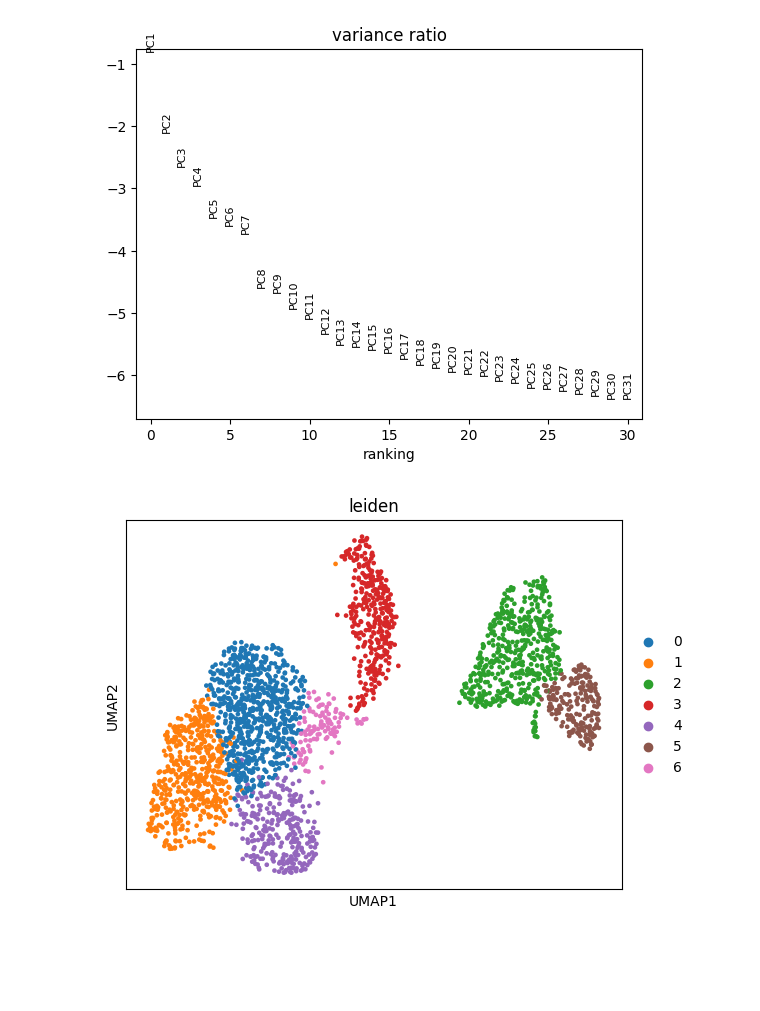
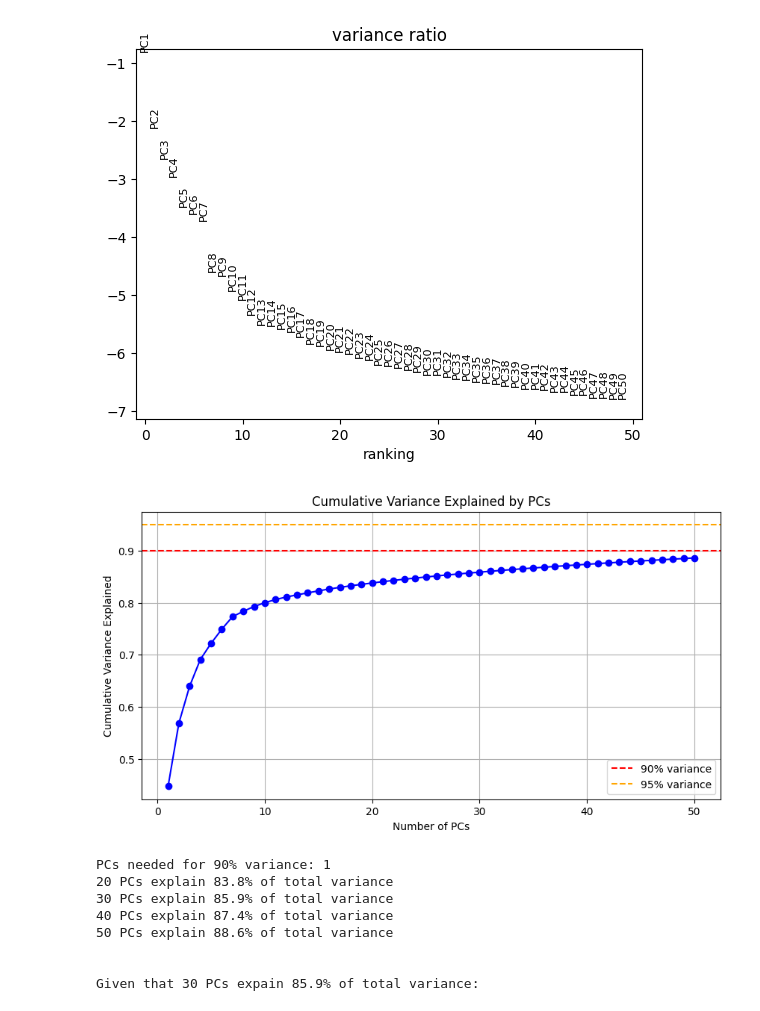
Before and after one commit to AdiWiesel/PBMC3k_scRNAseq_pipeline, a Jupyter notebook: BasicPipeline.ipynb, the cells around one changed output. Saved outputs shown, nothing was run; the diff lists cells and outputs as text; code cells hidden in the pictures; blank space fills up the shorter version.

```diff
--- a/BasicPipeline.ipynb
+++ b/BasicPipeline.ipynb
@@ -4,13 +4,16 @@ import scanpy as sc
 import numpy as np
 import matplotlib.pyplot as plt
 from IPython.display import Markdown, display
+import math
 
 # Load the 10x PBMC 3k dataset
 adata = sc.datasets.pbmc3k()
 
-# Filter out cells with less than 300 genes or genes in less than 10 cells
+# Filter out cells with less than 300 genes
 sc.pp.filter_cells(adata, min_genes=300)
-sc.pp.filter_genes(adata, min_cells=10)
+gene_filter = max(10,math.floor(0.001*adata.n_obs))
+# Filter out genes scaled with the number of cells, min 10
+sc.pp.filter_genes(adata, min_cells=gene_filter)
 
 # Add mitochondrial gene fraction (for each cells) as a new column in adata.obs
 adata.obs['percent_mito'] = (
@@ -29,10 +32,10 @@ print(adata.obs[["total_counts", "n_genes_by_counts"]].head()) # pre-normalizati
 adata.layers["counts"] = adata.X.copy() # preserve raw counts
 adata.layers["counts_norm"] = adata.layers["counts"].copy()
 sc.pp.normalize_total(adata, target_sum=1e4, layer="counts_norm", inplace=True)
-print(adata.layers["counts"])
 
 # 3. Log-transform (variance stabilizer)
 sc.pp.log1p(adata, layer="counts_norm")
+
 adata.layers["logcounts"] = adata.layers["counts_norm"].copy()
 
 # 4. Compare distributions (before and after normal+log transformation)
@@ -79,17 +82,45 @@ hvg_sorted.head(10) # 10 highest variable genes
 sc.tl.pca(adata_hvg, svd_solver='arpack')
 
 # visualize explained variance (to decide how many PCs to keep)
-sc.pl.pca_variance_ratio(adata_hvg, log=True)
+sc.pl.pca_variance_ratio(adata_hvg, log=True, n_pcs=50)
 
+# Calculate cumulative variance
+cumvar = np.cumsum(adata_hvg.uns['pca']['variance_ratio'])
+
+# Plot it
+plt.figure(figsize=(10, 5))
+plt.plot(range(1, len(cumvar)+1), cumvar, 'bo-')
+plt.axhline(y=0.90, color='r', linestyle='--', label='90% variance')
+plt.axhline(y=0.95, color='orange', linestyle='--', label='95% variance')
+plt.xlabel('Number of PCs')
+plt.ylabel('Cumulative Variance Explained')
+plt.title('Cumulative Variance Explained by PCs')
+plt.legend()
+plt.grid(True)
+plt.show()
+
+# Find how many PCs for 90% variance
+n_pcs_90 = np.argmax(cumvar >= 0.90) + 1
+print(f"PCs needed for 90% variance: {n_pcs_90}")
+
+# Check specific PC counts
+for n in [20, 30, 40, 50]:
+    if n <= len(cumvar):
+        print(f"{n} PCs explain {cumvar[n-1]:.1%} of total variance")
+print('\n')
 #  k-nearest-neighbor graph based on PCA space
+print(f"Given that 30 PCs expain {cumvar[29]:.1%} of total variance:\n")
 sc.pp.neighbors(adata_hvg, n_neighbors=10, n_pcs=30)
 
-sc.tl.leiden(adata_hvg, resolution=0.5) # clustering with Leiden
+# Test multiple resolutions
+resolutions = [0.3, 0.5, 0.8, 1.0]
+for res in resolutions:
+    sc.tl.leiden(adata_hvg, resolution=res, key_added=f'leiden_r{res}')
+
 sc.tl.umap(adata_hvg)
+# Visualize side-by-side
+sc.pl.umap(adata_hvg, color=[f'leiden_r{res}' for res in resolutions], ncols=2)
 
-# Plot clusters on UMAP
-sc.pl.umap(adata_hvg, color=['leiden'])
-sc.pl.dotplot(adata_hvg, ['CD3D','MS4A1','LYZ','NKG7'], groupby='leiden')
 
 
 display(Markdown("""
@@ -98,7 +129,7 @@ This notebook implemented the single-cell RNA-seq analysis workflow
 up to clustering (Sections 1–10 of *sc-best-practices*), using the PBMC3k dataset.
 
 - The pipeline included QC, normalization, log transformation,
-  selection of 2,000 highly variable genes, PCA, neighborhood graph construction,
+  selection of 1500 highly variable genes, PCA, neighborhood graph construction,
   Leiden clustering, and UMAP visualization.
 - The resulting UMAP revealed ~7 transcriptionally distinct clusters,
   corresponding to major immune cell types (T, B, NK, monocytes, dendritic).
@@ -131,20 +159,28 @@ AAACATTGATCAGC-1        3144.0               1126
 [figure]
                   gene_ids  n_cells  n_cells_by_counts  mean_counts  \
 index
 LINC00115  ENSG00000225880       18                 17     0.006459
 NOC2L      ENSG00000188976      258                256     0.108663
 HES4       ENSG00000188290      145                144     0.080547
 ISG15      ENSG00000187608     1204               1185     1.217325
 C1orf159   ENSG00000131591       24                 24     0.009119
 
            log1p_mean_counts  pct_dropout_by_counts  total_counts  \
 index
 LINC00115           0.006438              99.354103          17.0
 NOC2L               0.103154              90.273556         286.0
 ... (15 lines left out)
 NOC2L      0.161248   0.256098        0.996118
 HES4       0.089093   0.144882        0.989344
 ISG15      0.976798   1.357468        1.347508
 C1orf159   0.014722   0.023966        0.965016
-[figure, old version]
+[figure, new version]
-[figure, old version]
+[figure, new version]
+PCs needed for 90% variance: 1
+20 PCs explain 83.8% of total variance
+30 PCs explain 85.9% of total variance
+40 PCs explain 87.4% of total variance
+50 PCs explain 88.6% of total variance
+
+
+Given that 30 PCs expain 85.9% of total variance:
```
Also changed, not shown: parts of 1 cell of this notebook.
